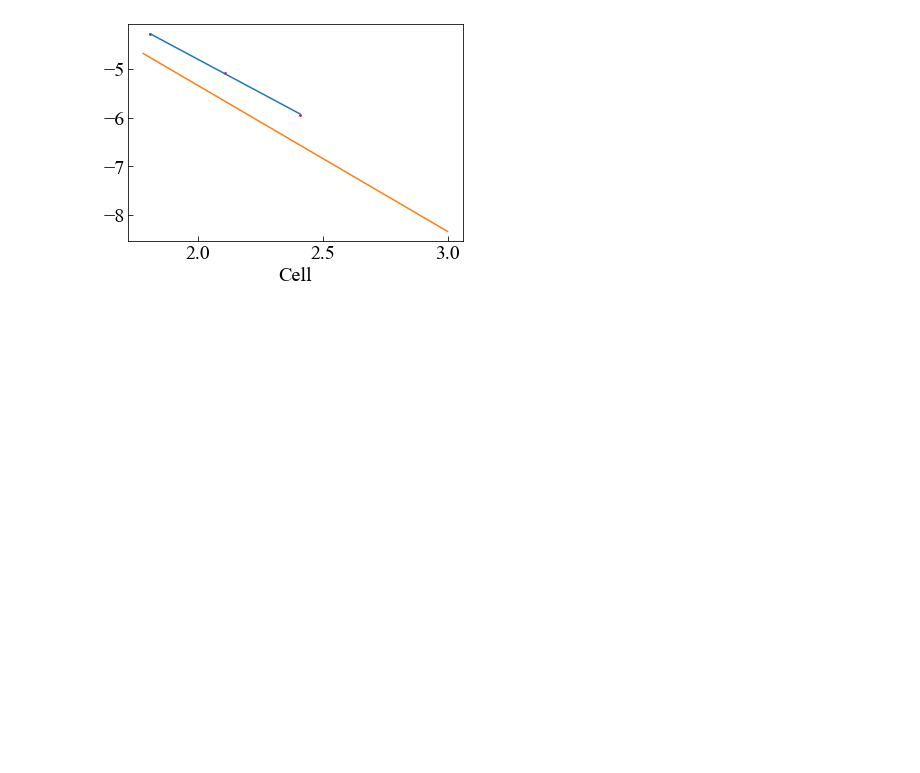
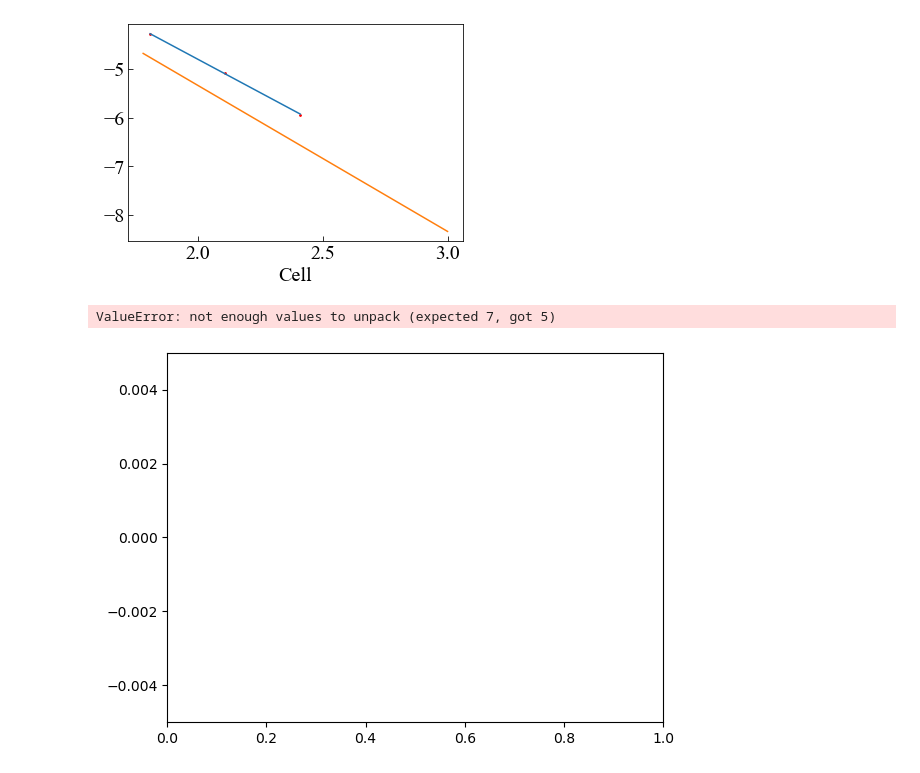
Before and after one commit to maedarn/code_tohoku, a Jupyter notebook: py/anim.ipynb, the cells around one changed output. Drawn from its saved outputs; the diff is of its cells as text; code cells hidden in the pictures; blank space fills up the shorter version.

```diff
--- a/py/anim.ipynb
+++ b/py/anim.ipynb
@@ -174,3 +175,30 @@ coef_20
 # %% [output]
 array([-2.74485867,  0.68564861])
 [figure]
+# %%
+dir = '/Users/maedarn/Dropbox/code/code/riemann/'
+
+fig = plt.figure()
+ax = fig.add_subplot(1, 1, 1)
+image_list = []
+
+for i in range(6):
+    plt.ylim(-0.005, 0.005)
+    data01,data02,data03,data04,data05,data06,data07 = np.loadtxt(dir+'riemanndata'+"%04.f"%(i)+'.dat', unpack=True)
+    image2 = plt.plot(data01,data04,marker="o",color='red', linewidth = 1)
+    #image4 = plt.plot(data01,data04,marker="o",color='black', linewidth = 1)
+    #image_list.append(image4+image2)
+
+
+
+
+
+# アニメーションを作成
+ani = ArtistAnimation(fig, image_list, interval=50,repeat_delay=1000)
+# gifに保存
+#ani.save('/Users/maeda/Desktop/anim.gif', writer='pillow')
+ani.save('/Users/maeda/Desktop/riemanntest.mp4', writer="ffmpeg")
+plt.show()
+# %% [output]
+ValueError: not enough values to unpack (expected 7, got 5)
+[figure, added]
```
Also changed, not shown: parts of 2 cells of this notebook, 19 other files.
